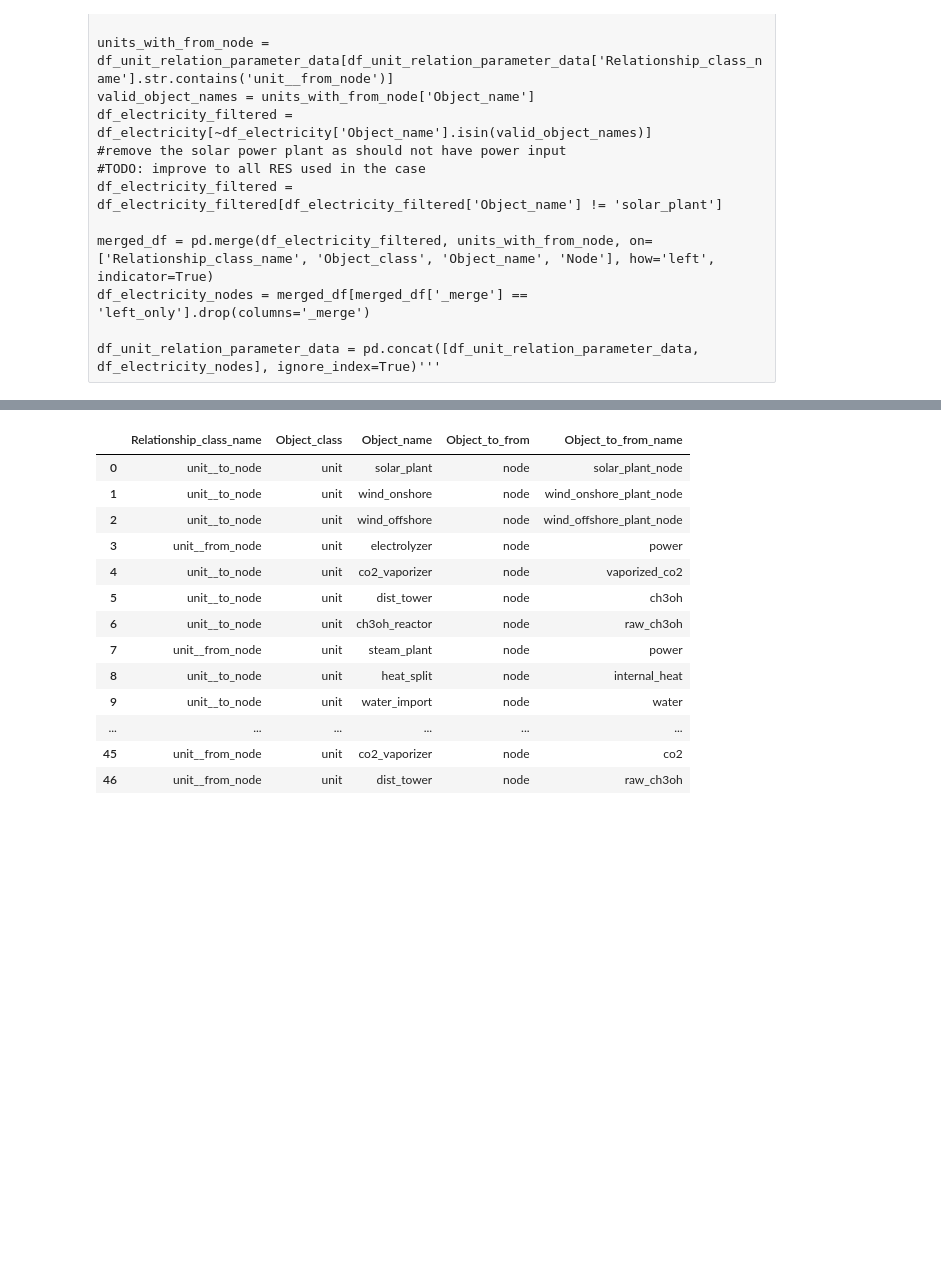
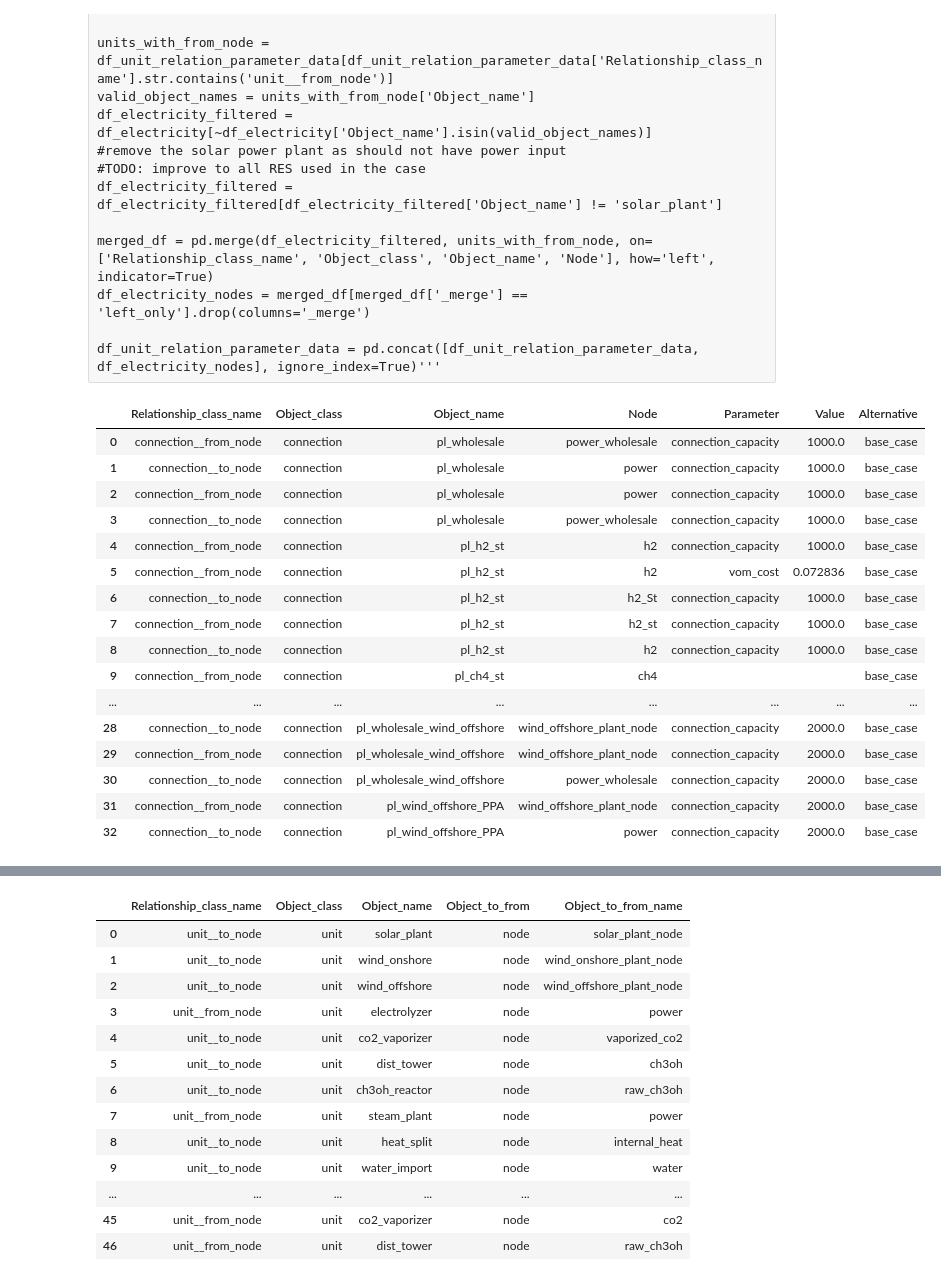
Before and after one commit to CSEI-EU/Nord_H2ub, a Jupyter notebook: spine_projects/01_input_data/00_functions/data_preparation_nord_h2ub_spine.ipynb, the cells around one changed output, grey strips where cells are left out. Cells and saved outputs as stored; diff of their text form; code cells hidden in the pictures; blank space fills up the shorter version.

```diff
--- a/spine_projects/01_input_data/00_functions/data_preparation_nord_h2ub_spine.ipynb
+++ b/spine_projects/01_input_data/00_functions/data_preparation_nord_h2ub_spine.ipynb
@@ -540,9 +536,76 @@ df_unit_relation_parameter_data = pd.concat([df_unit_relation_parameter_data, df
 # %%
 ### CONNECTIONS ###
 df_connection_relation_parameter_data = object_relationship_connection_nodes(df_model_connections)
 
 # Add Alternatives Name
 df_connection_relation_parameter_data['Alternative'] = run_name
+
+# Update RES connection capacities based on selected RES capacities
+if RES_powers and RES_powers_capacities:
+    # Mapping of power sources to their connection names
+    res_capacity_mapping = {
+        'Solar plant': {
+            'connections': ['pl_wholesale_solar', 'pl_solar_PPA'],
+            'node': 'solar_plant_node'
+        },
+        'Wind onshore': {
+            'connections': ['pl_wholesale_wind_onshore', 'pl_wind_onshore_PPA'],
+            'node': 'wind_onshore_node'
+        },
+        'Wind offshore': {
+            'connections': ['pl_wholesale_wind_offshore', 'pl_wind_offshore_PPA'],
+            'node': 'wind_offshore_node'
+        }
+    }
+
+    # Iterate through selected RES
+    for power_source in RES_powers:
+        # Skip Grid
+        if power_source == 'Grid':
+            continue
+
+        if power_source in res_capacity_mapping:
+            # Get the capacity for this RES
+            res_capacity = RES_powers_capacities.get(power_source)
+
+            if res_capacity is not None and pd.notna(res_capacity):
+                mapping = res_capacity_mapping[power_source]
+
+                # Update all rows related to this RES's connections
+                for connection_name in mapping['connections']:
+                    # Find rows where Object_name matches the connection name
+                    # and Parameter is 'connection_capacity'
+                    mask = (
+                        (df_connection_relation_parameter_data['Object_name'] == connection_name) &
+                        (df_connection_relation_parameter_data['Parameter'] == 'connection_capacity')
+                    )
+
+                    # Only update if RES capacity is larger than current value
+                    for idx in df_connection_relation_parameter_data[mask].index:
+                        current_value = df_connection_relation_parameter_data.loc[idx, 'Value']
+                        if pd.notna(current_value) and res_capacity > float(current_value):
+                            df_connection_relation_parameter_data.loc[idx, 'Value'] = res_capacity
+
+
+df_connection_relation_parameter_data.head(100)
+# %% [output]
+|  | Relationship_class_name | Object_class | Object_name | Node | Parameter | Value | Alternative |
+| 0 | connection__from_node | connection | pl_wholesale | power_wholesale | connection_capacity | 1000.0 | base_case |
+| 1 | connection__to_node | connection | pl_wholesale | power | connection_capacity | 1000.0 | base_case |
+| 2 | connection__from_node | connection | pl_wholesale | power | connection_capacity | 1000.0 | base_case |
+| 3 | connection__to_node | connection | pl_wholesale | power_wholesale | connection_capacity | 1000.0 | base_case |
+| 4 | connection__from_node | connection | pl_h2_st | h2 | connection_capacity | 1000.0 | base_case |
+| 5 | connection__from_node | connection | pl_h2_st | h2 | vom_cost | 0.072836 | base_case |
+| 6 | connection__to_node | connection | pl_h2_st | h2_St | connection_capacity | 1000.0 | base_case |
+| 7 | connection__from_node | connection | pl_h2_st | h2_st | connection_capacity | 1000.0 | base_case |
+| 8 | connection__to_node | connection | pl_h2_st | h2 | connection_capacity | 1000.0 | base_case |
+| 9 | connection__from_node | connection | pl_ch4_st | ch4 |  |  | base_case |
+| ... | ... | ... | ... | ... | ... | ... | ... |
+| 28 | connection__to_node | connection | pl_wholesale_wind_offshore | wind_offshore_plant_node | connection_capacity | 2000.0 | base_case |
+| 29 | connection__from_node | connection | pl_wholesale_wind_offshore | wind_offshore_plant_node | connection_capacity | 2000.0 | base_case |
+| 30 | connection__to_node | connection | pl_wholesale_wind_offshore | power_wholesale | connection_capacity | 2000.0 | base_case |
+| 31 | connection__from_node | connection | pl_wind_offshore_PPA | wind_offshore_plant_node | connection_capacity | 2000.0 | base_case |
+| 32 | connection__to_node | connection | pl_wind_offshore_PPA | power | connection_capacity | 2000.0 | base_case |
 # %%
 # Create combined DataFrame:
 df_object__node = pd.concat([df_unit_relation_parameter_data, df_connection_relation_parameter_data])
```
Also changed, not shown: parts of 8 cells of this notebook, 1 other file.
